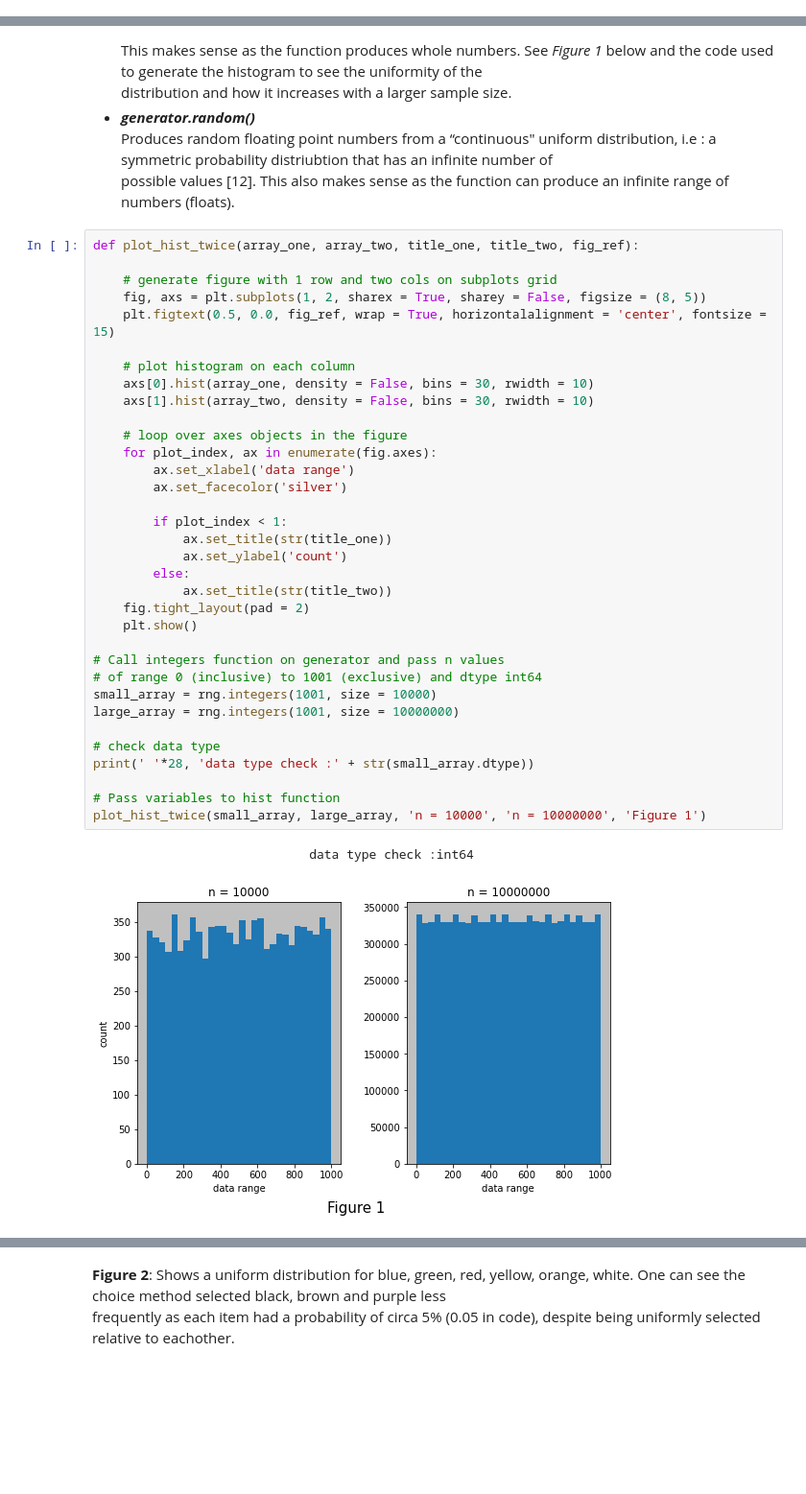
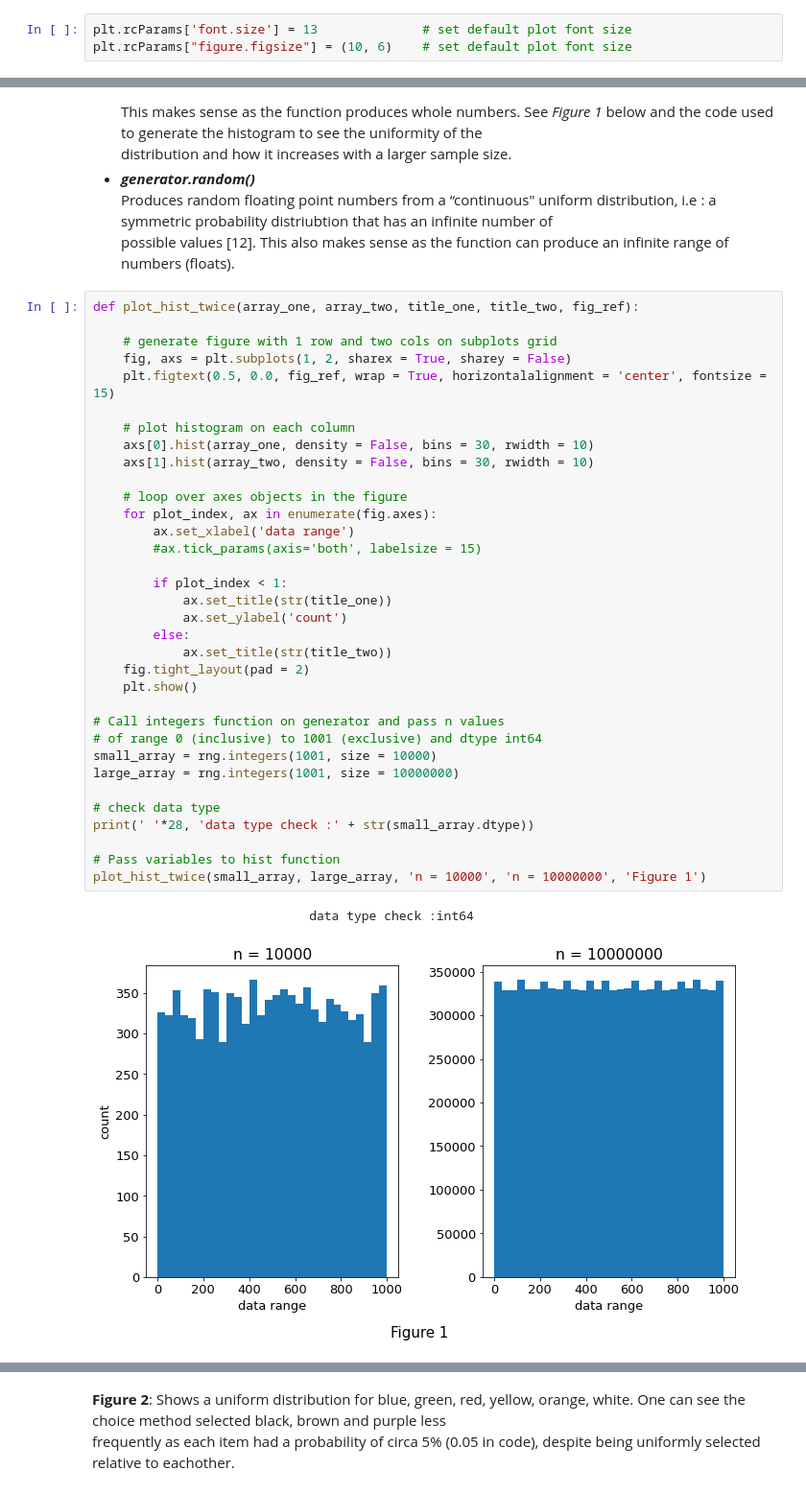
Before and after one commit to CiaranMoran27/numpy.random, a Jupyter notebook: numpy-random.ipynb, the cells around one changed output, grey strips where cells are left out. Shown at 96% size. Cells and saved outputs as stored; diff of their text form; blank space fills up the shorter version.

```diff
--- a/numpy-random.ipynb
+++ b/numpy-random.ipynb
@@ -65,6 +67,9 @@ import seaborn as sns                   # for plotting
 # Construct new Generator and store in rng variable
 # Uses default BitGenerator (PCG64)
 rng = np.random.default_rng()
+# %%
+plt.rcParams['font.size'] = 13              # set default plot font size
+plt.rcParams["figure.figsize"] = (10, 6)    # set default plot font size
 # %% [markdown]
 <br>
 
@@ -85,39 +90,39 @@ possible values [12]. This also makes sense as the function can produce an infin
 def plot_hist_twice(array_one, array_two, title_one, title_two, fig_ref):
 
     # generate figure with 1 row and two cols on subplots grid
-    fig, axs = plt.subplots(1, 2, sharex = True, sharey = False, figsize = (8, 5))
+    fig, axs = plt.subplots(1, 2, sharex = True, sharey = False)
     plt.figtext(0.5, 0.0, fig_ref, wrap = True, horizontalalignment = 'center', fontsize = 15)
 
     # plot histogram on each column
     axs[0].hist(array_one, density = False, bins = 30, rwidth = 10)
     axs[1].hist(array_two, density = False, bins = 30, rwidth = 10)
 
     # loop over axes objects in the figure
     for plot_index, ax in enumerate(fig.axes):
         ax.set_xlabel('data range')
-        ax.set_facecolor('silver')
+        #ax.tick_params(axis='both', labelsize = 15)
 
         if plot_index < 1:
             ax.set_title(str(title_one))
             ax.set_ylabel('count')
         else:
             ax.set_title(str(title_two))
     fig.tight_layout(pad = 2)
     plt.show()
 
 # Call integers function on generator and pass n values
 # of range 0 (inclusive) to 1001 (exclusive) and dtype int64
 small_array = rng.integers(1001, size = 10000)
 large_array = rng.integers(1001, size = 10000000)
 
 # check data type
 print(' '*28, 'data type check :' + str(small_array.dtype))
 
 # Pass variables to hist function
 plot_hist_twice(small_array, large_array, 'n = 10000', 'n = 10000000', 'Figure 1')
 # %% [output]
                              data type check :int64
-[figure, old version]
+[figure, new version]
 # %% [markdown]
 <br>
 
```
Also changed, not shown: parts of 36 cells of this notebook.
